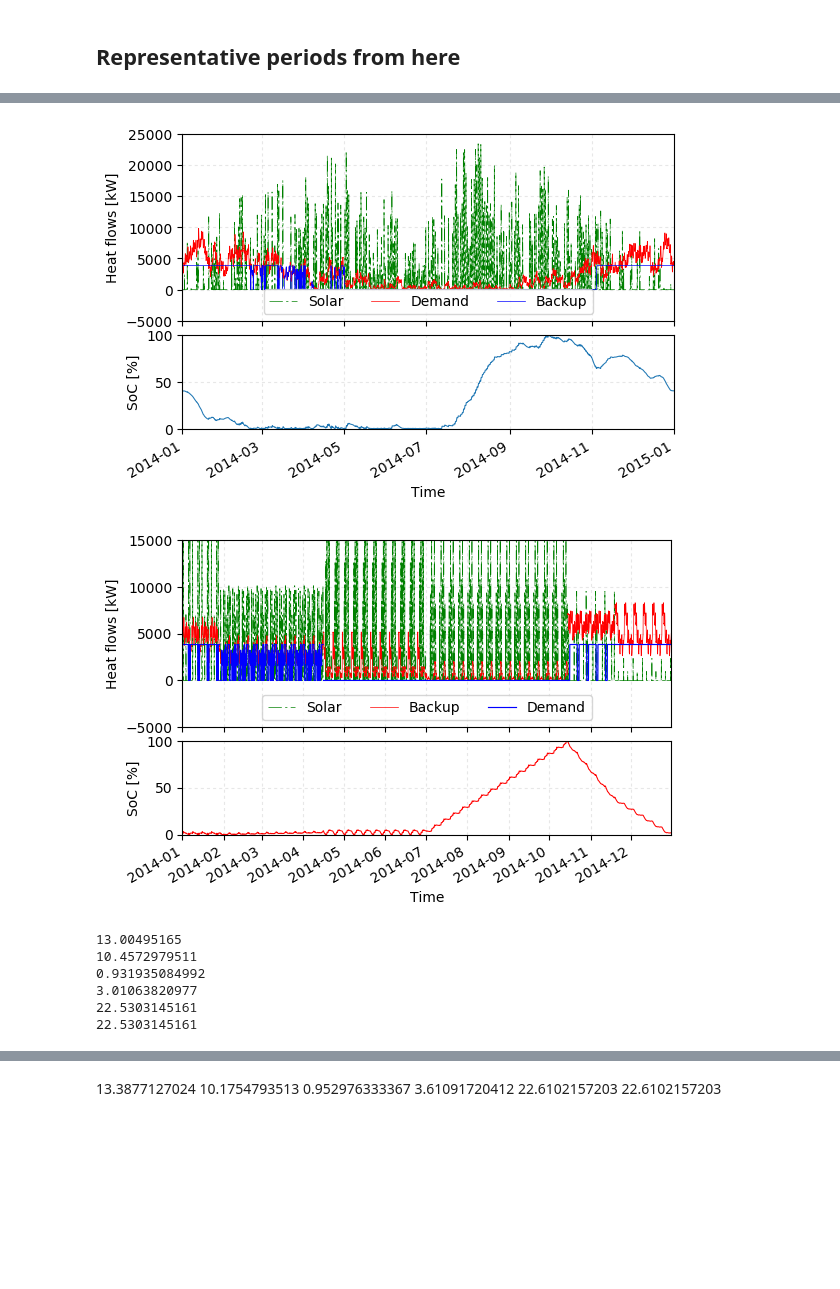
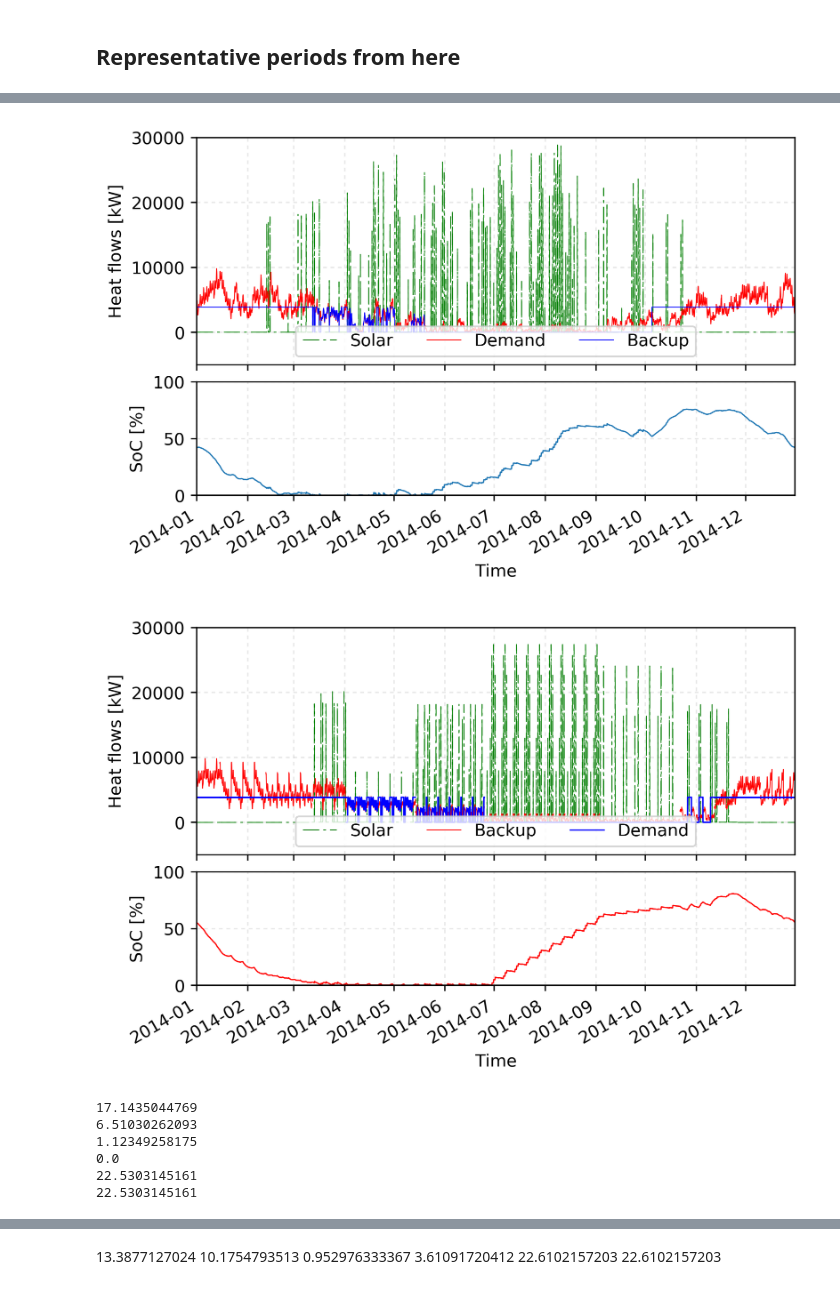
Before and after one commit to energyville/modesto, a Jupyter notebook: misc/RepresentativePeriods/SingleCombination.ipynb, the cells around one changed output, grey strips where cells are left out. Drawn from its saved outputs; the diff is of its cells as text; code cells hidden in the pictures; blank space fills up the shorter version.

```diff
--- a/misc/RepresentativePeriods/SingleCombination.ipynb
+++ b/misc/RepresentativePeriods/SingleCombination.ipynb
@@ -30,8 +32,8 @@ energy_backup_full = None
 ############################################
 # %%
 num = 5
-A = 40000
-V = 75e3
+A = 60000
+V = 100e3
 P = 3.85e6
 print 'A:', str(A)
 print 'V:', str(V)
@@ -151,0 +101,2 @@ selection = OrderedDict([(66, 4.0), (84, 11.0), (119, 11.0), (244, 15.0), (333,
+# %%
+selection = get_json('C:/Users/u0094934/Research/TimeSliceSelection/Scripts/solutions7.txt')[12]
@@ -336,7 +283,7 @@ axs[0].plot(full_model.get_result('heat_flow', node='Node', comp='demand')/1e3,
 axs[0].plot(full_model.get_result('heat_flow', node='Node', comp='backup')/1e3,
             'b', label='Backup', linewidth=0.5)
 axs[0].legend(ncol=3, loc='lower center')
-
+axs[0].set_ylim(-5000, 30000)
 axs[0].set_ylabel('Heat flows [kW]')
 
 #axs[0].set_title('Full year')
@@ -351,6 +298,7 @@ axs[1].plot(full_model.get_result('soc', node='Node', comp='storage'),
 axs[1].set_ylabel('SoC [%]')
 
 axs[-1].set_xlabel('Time')
+axs[-1].set_xlim('20140101', '20141231')
 
 # axs[3].plot(optmodel.get_result('heat_flow_curt', node='Node', comp='solar'), label='Curt Heat')
 # axs[3].legend()
@@ -361,11 +309,11 @@ for ax in axs:
 plt.gcf().autofmt_xdate()
 fig.tight_layout()
 fig.figsize = (8, 6)
-fig.dpi = 100
+fig.dpi = 400
 fig.subplots_adjust(wspace=0.1, hspace=0.1)
 fig.savefig('FullYear.png', dpi=400)
 # %% [output]
-[figure, old version]
+[figure, new version]
 # %%
 %matplotlib inline
 opt = optimizers
@@ -392,36 +340,36 @@ for startD, num_reps in selection.iteritems():
         construct_heat_flow(name='heat_flow', comp='backup', node='Node',
                             optimizer=opt[startD], reps=num_reps,
                             start_date=next_d)/1e3,
         color='b', linewidth=0.85)
 
     # Storage state
     results = opt[startD].get_component(name='storage',
                                         node='Node').get_soc()
     date_ind = pd.DatetimeIndex(start=next_d, freq='1H',
                                 periods=len(results))
     axs[1].plot(date_ind, results, color='r', label=str(startD), linewidth=0.75)
 
     next_d = next_d + pd.Timedelta(days=duration_repr * num_reps)
 
 axs[0].legend(['Solar', 'Backup', 'Demand'], loc='lower center', ncol=3)
 #axs[0].set_title('Representative')
 
-axs[0].set_ylim(-5e3, 15e3)
+axs[0].set_ylim(-5e3, 30e3)
 
 axs[0].set_ylabel('Heat flows [kW]')
 axs[1].set_ylabel('SoC [%]')
 
 axs[1].set_xlabel('Time')
 
 for ax in axs:
     ax.grid(alpha=0.3, linestyle=':')
 plt.gcf().autofmt_xdate()
 fig_out.tight_layout()
 fig_out.figsize=(8,6)
-fig_out.dpi = 100
+fig_out.dpi = 400
 fig_out.subplots_adjust(wspace=0.1, hspace=0.1)
 # %% [output]
-[figure, old version]
+[figure, new version]
 # %%
 fig_out.savefig('ReprYear8w.png', dpi=400)
 
@@ -435,10 +383,10 @@ print SolarPanelSingleNode.get_demand_energy(full_model)/1e6
 
 print (energy_backup_full+energy_sol_full-energy_stor_loss_full)/1e6
 # %% [output]
-13.00495165
-10.4572979511
-0.931935084992
-3.01063820977
+17.1435044769
+6.51030262093
+1.12349258175
+0.0
 22.5303145161
 22.5303145161
 # %%
```
Also changed, not shown: parts of 26 cells of this notebook, 16 other files.
